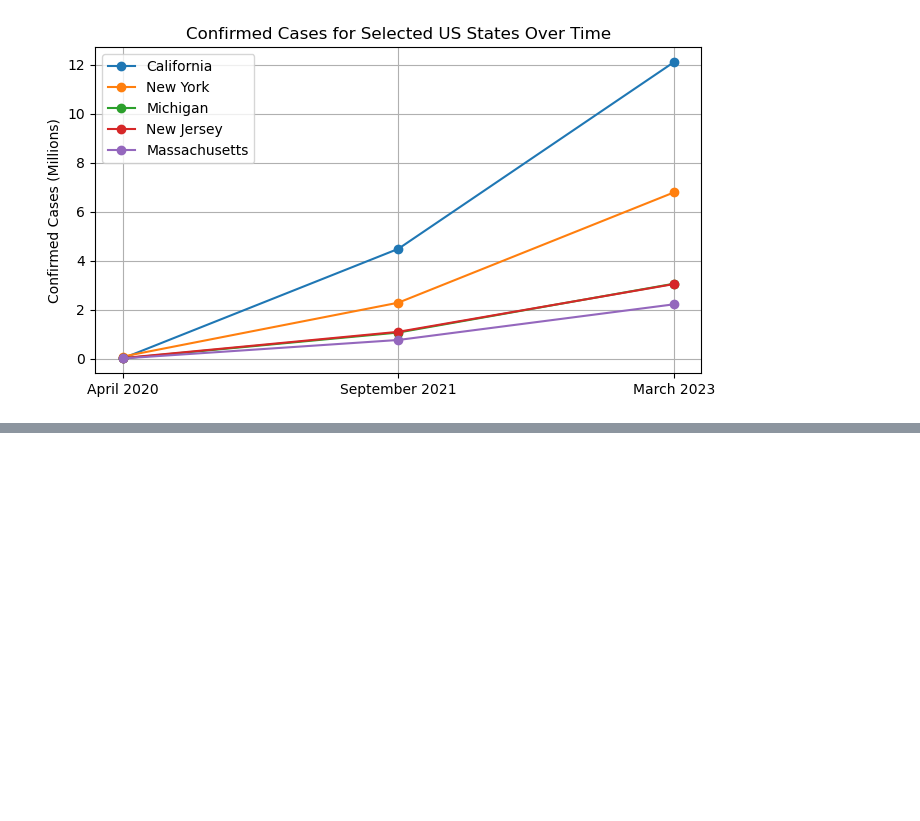
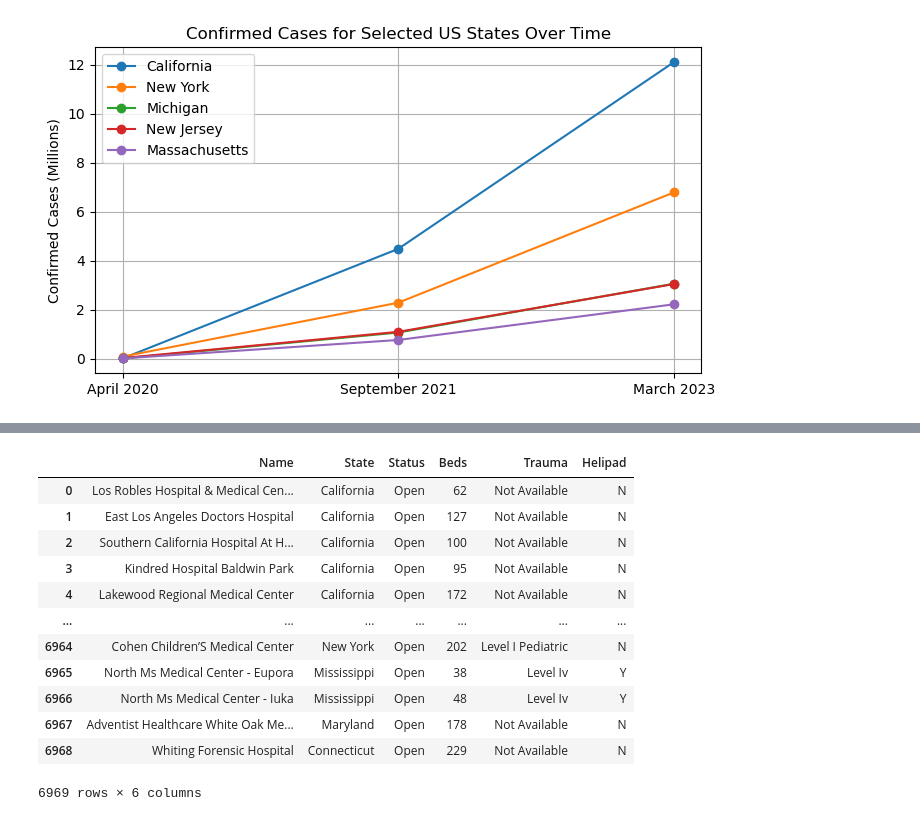
Before and after one commit to jvwastaken/Project-3, a Jupyter notebook: Sean/Resources/Graph_visuals.ipynb, the cells around one changed output, grey strips where cells are left out. Drawn from its saved outputs; the diff is of its cells as text; code cells hidden in the pictures; blank space fills up the shorter version.

```diff
--- a/Sean/Resources/Graph_visuals.ipynb
+++ b/Sean/Resources/Graph_visuals.ipynb
@@ -240,0 +244,14 @@ plt.show()
+# %%
+##Graph Visual 3: Will any of the states be able to accommodate the number of infected in the hospitals available?
+
+# Set the base directory, directory pathing aid by Xpert Learning Assistant
+base_dir = os.path.abspath(os.path.join(os.getcwd(), '..', '..'))  # Navigate up two levels to the main project directory
+
+# Search for the CSV file in Stephen and Vivian's folder
+hospitals_csv_path = os.path.join(base_dir, 'Vivian', 'Resources', 'cleaned_hospitals.csv')
+
+infected_csv_path = os.path.join(base_dir, 'Stephen', 'johns_hopkins_github_data_pull', 'covid_reports_2021-23_us', '03-01-2023.csv')
+
+# Read both CSVs into separate DataFrames
+infected_df = pd.read_csv(infected_csv_path)
+hospitals_df = pd.read_csv(hospitals_csv_path)
@@ -240,0 +271,19 @@ plt.show()
+# %%
+# Hospital numbers
+hospitals_columns_to_drop = hospitals_df.columns[0:1].tolist() + hospitals_df.columns[2:5].tolist() + hospitals_df.columns[7:9].tolist()
+hospitals_trimmed_df = hospitals_df.drop(columns=hospitals_columns_to_drop)
+hospitals_trimmed_df
+# %% [output]
+|  | Name | State | Status | Beds | Trauma | Helipad |
+| 0 | Los Robles Hospital & Medical Cen... | California | Open | 62 | Not Available | N |
+| 1 | East Los Angeles Doctors Hospital | California | Open | 127 | Not Available | N |
+| 2 | Southern California Hospital At H... | California | Open | 100 | Not Available | N |
+| 3 | Kindred Hospital Baldwin Park | California | Open | 95 | Not Available | N |
+| 4 | Lakewood Regional Medical Center | California | Open | 172 | Not Available | N |
+| ... | ... | ... | ... | ... | ... | ... |
+| 6964 | Cohen Children’S Medical Center | New York | Open | 202 | Level I Pediatric | N |
+| 6965 | North Ms Medical Center - Eupora | Mississippi | Open | 38 | Level Iv | Y |
+| 6966 | North Ms Medical Center - Iuka | Mississippi | Open | 48 | Level Iv | Y |
+| 6967 | Adventist Healthcare White Oak Me... | Maryland | Open | 178 | Not Available | N |
+| 6968 | Whiting Forensic Hospital | Connecticut | Open | 229 | Not Available | N |
+6969 rows × 6 columns
```
Also changed, not shown: parts of 7 cells of this notebook, 2 other files.
